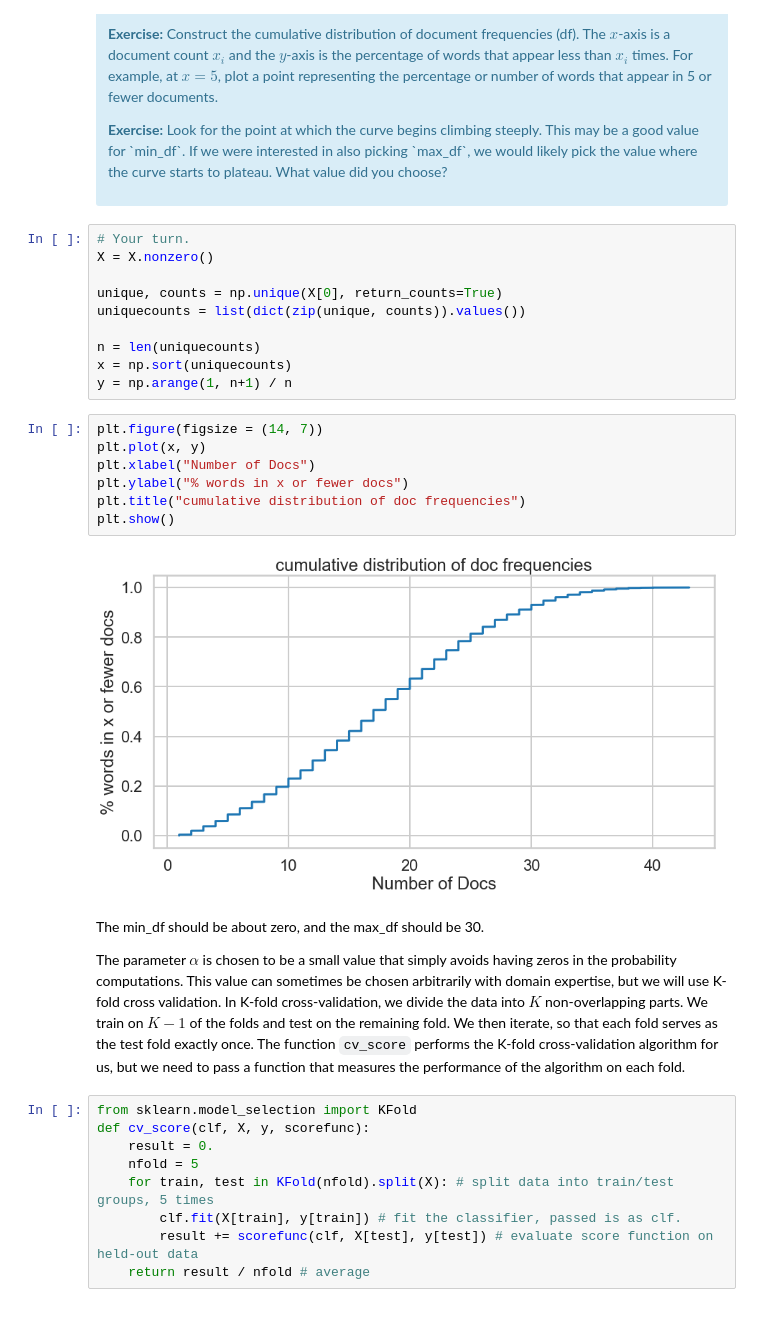
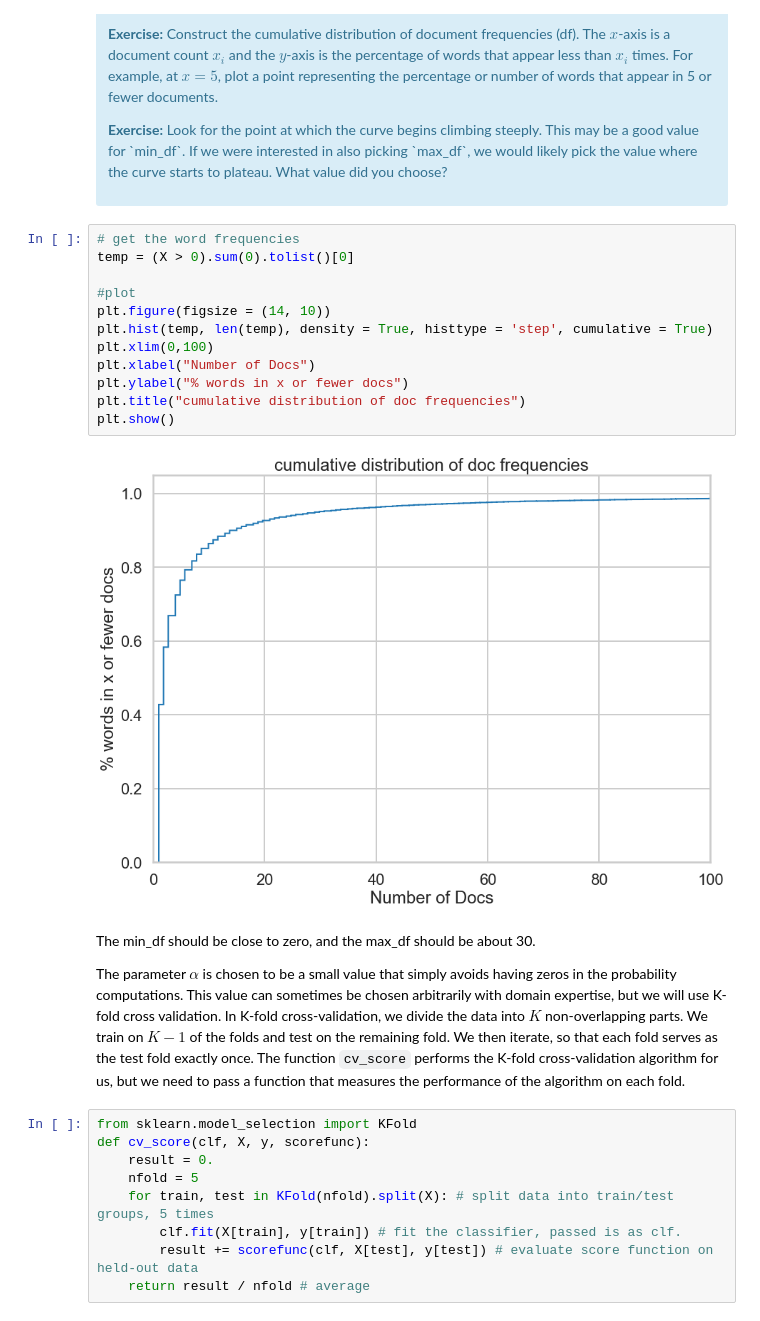
Before and after one commit to Matiki/Springboard, a Jupyter notebook: naive_bayes/Mini_Project_Naive_Bayes.ipynb, the cells around one changed output. Drawn from its saved outputs; the diff is of its cells as text.

```diff
--- a/naive_bayes/Mini_Project_Naive_Bayes.ipynb
+++ b/naive_bayes/Mini_Project_Naive_Bayes.ipynb
@@ -309,27 +309,22 @@ First, let's find an appropriate value for `min_df` for the `CountVectorizer`. `
 
 <p><b>Exercise:</b> Look for the point at which the curve begins climbing steeply. This may be a good value for `min_df`. If we were interested in also picking `max_df`, we would likely pick the value where the curve starts to plateau. What value did you choose?</p>
 </div>
-# %%
-# Your turn.
-X = X.nonzero()
-
-unique, counts = np.unique(X[0], return_counts=True)
-uniquecounts = list(dict(zip(unique, counts)).values())
-
-n = len(uniquecounts)
-x = np.sort(uniquecounts)
-y = np.arange(1, n+1) / n
 # %%
-plt.figure(figsize = (14, 7))
-plt.plot(x, y)
+# get the word frequencies
+temp = (X > 0).sum(0).tolist()[0]
+
+#plot
+plt.figure(figsize = (14, 10))
+plt.hist(temp, len(temp), density = True, histtype = 'step', cumulative = True)
+plt.xlim(0,100)
 plt.xlabel("Number of Docs")
 plt.ylabel("% words in x or fewer docs")
 plt.title("cumulative distribution of doc frequencies")
 plt.show()
 # %% [output]
-[figure, old version]
+[figure, new version]
 # %% [markdown]
-The min_df should be about zero, and the max_df should be 30.
+The min_df should be close to zero, and the max_df should be about 30.
 
 
 The parameter $\alpha$ is chosen to be a small value that simply avoids having zeros in the probability computations. This value can sometimes be chosen arbitrarily with domain expertise, but we will use K-fold cross validation. In K-fold cross-validation, we divide the data into $K$ non-overlapping parts. We train on $K-1$ of the folds and test on the remaining fold. We then iterate, so that each fold serves as the test fold exactly once. The function `cv_score` performs the K-fold cross-validation algorithm for us, but we need to pass a function that measures the performance of the algorithm on each fold.
```
Also changed, not shown: parts of 1 cell of this notebook.
